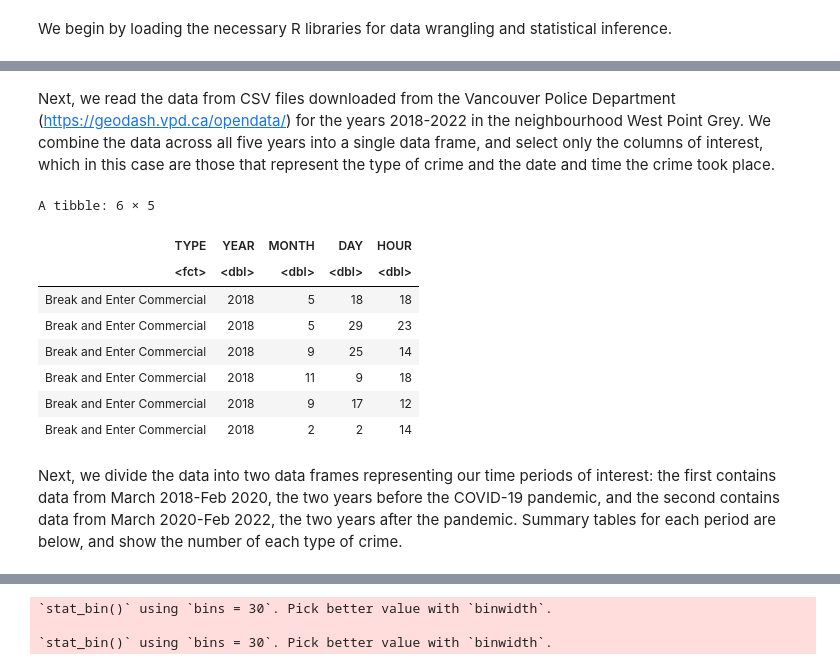
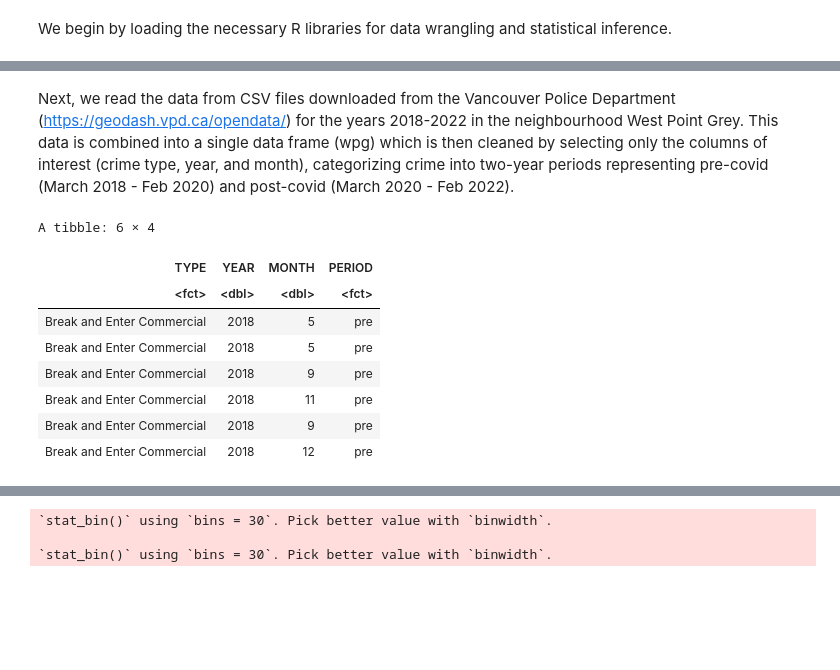
Before and after one commit to willis-cao/stat201-project-group16, a Jupyter notebook: proposal.ipynb, the cells around one changed output, grey strips where cells are left out. Drawn from its saved outputs; the diff is of its cells as text; code cells hidden in the pictures; blank space fills up the shorter version.

Commit message:
Re-did visual representations.

```diff
--- a/proposal.ipynb
+++ b/proposal.ipynb
@@ -33,32 +26,32 @@ The following object is masked from ‘package:dplyr’:
 # %% [markdown]
-Next, we read the data from CSV files downloaded from the Vancouver Police Department (https://geodash.vpd.ca/opendata/) for the years 2018-2022 in the neighbourhood West Point Grey. We combine the data across all five years into a single data frame, and select only the columns of interest, which in this case are those that represent the type of crime and the date and time the crime took place.
+Next, we read the data from CSV files downloaded from the Vancouver Police Department (https://geodash.vpd.ca/opendata/) for the years 2018-2022 in the neighbourhood West Point Grey. This data is combined into a single data frame (wpg) which is then cleaned by selecting only the columns of interest (crime type, year, and month), categorizing crime into two-year periods representing pre-covid (March 2018 - Feb 2020) and post-covid (March 2020 - Feb 2022).
 # %%
 west_point_grey_2018 <- read_csv("https://raw.githubusercontent.com/willis-cao/stat201-project-group16/main/crimedata_csv_West%20Point%20Grey_2018.csv", show_col_types = FALSE)
 west_point_grey_2019 <- read_csv("https://raw.githubusercontent.com/willis-cao/stat201-project-group16/main/crimedata_csv_West%20Point%20Grey_2019.csv", show_col_types = FALSE)
 west_point_grey_2020 <- read_csv("https://raw.githubusercontent.com/willis-cao/stat201-project-group16/main/crimedata_csv_West%20Point%20Grey_2020.csv", show_col_types = FALSE)
 west_point_grey_2021 <- read_csv("https://raw.githubusercontent.com/willis-cao/stat201-project-group16/main/crimedata_csv_West%20Point%20Grey_2021.csv", show_col_types = FALSE)
 west_point_grey_2022 <- read_csv("https://raw.githubusercontent.com/willis-cao/stat201-project-group16/main/crimedata_csv_West%20Point%20Grey_2022.csv", show_col_types = FALSE)
 
-wpg <- rbind(
-    west_point_grey_2018,
-    west_point_grey_2019,
-    west_point_grey_2020,
-    west_point_grey_2021,
-    west_point_grey_2022
-) |>
-    mutate(TYPE = as.factor(TYPE)) |>
-    select(TYPE, YEAR, MONTH, DAY, HOUR)
+wpg <- rbind(west_point_grey_2018,
+             west_point_grey_2019,
+             west_point_grey_2020,
+             west_point_grey_2021,
+             west_point_grey_2022) |>
+    select(TYPE, YEAR, MONTH) |>
+    filter((YEAR == 2018 & MONTH > 2) | YEAR == 2019 | YEAR == 2020 | YEAR == 2021 | (YEAR == 2022 & MONTH < 3)) |>
+    mutate(PERIOD = case_when(((YEAR == 2018 & MONTH > 2) | YEAR == 2019 | (YEAR == 2020 & MONTH < 3)) ~ 'pre',
+                              ((YEAR == 2020 & MONTH > 2) | YEAR == 2021 | (YEAR == 2022 & MONTH < 3)) ~ 'post')) |>
+    mutate(TYPE = as.factor(TYPE),
+           PERIOD = as.factor(PERIOD))
 
 head(wpg)
 # %% [output]
-A tibble: 6 × 5
+A tibble: 6 × 4
-| TYPE | YEAR | MONTH | DAY | HOUR |
-| <fct> | <dbl> | <dbl> | <dbl> | <dbl> |
-| Break and Enter Commercial | 2018 | 5 | 18 | 18 |
-| Break and Enter Commercial | 2018 | 5 | 29 | 23 |
-| Break and Enter Commercial | 2018 | 9 | 25 | 14 |
-| Break and Enter Commercial | 2018 | 11 | 9 | 18 |
-| Break and Enter Commercial | 2018 | 9 | 17 | 12 |
-| Break and Enter Commercial | 2018 | 2 | 2 | 14 |
+| TYPE | YEAR | MONTH | PERIOD |
+| <fct> | <dbl> | <dbl> | <fct> |
+| Break and Enter Commercial | 2018 | 5 | pre |
+| Break and Enter Commercial | 2018 | 5 | pre |
+| Break and Enter Commercial | 2018 | 9 | pre |
+| Break and Enter Commercial | 2018 | 11 | pre |
+| Break and Enter Commercial | 2018 | 9 | pre |
+| Break and Enter Commercial | 2018 | 12 | pre |
-# %% [markdown]
-Next, we divide the data into two data frames representing our time periods of interest: the first contains data from March 2018-Feb 2020, the two years before the COVID-19 pandemic, and the second contains data from March 2020-Feb 2022, the two years after the pandemic. Summary tables for each period are below, and show the number of each type of crime.
```
Also changed, not shown: parts of 16 cells of this notebook.
